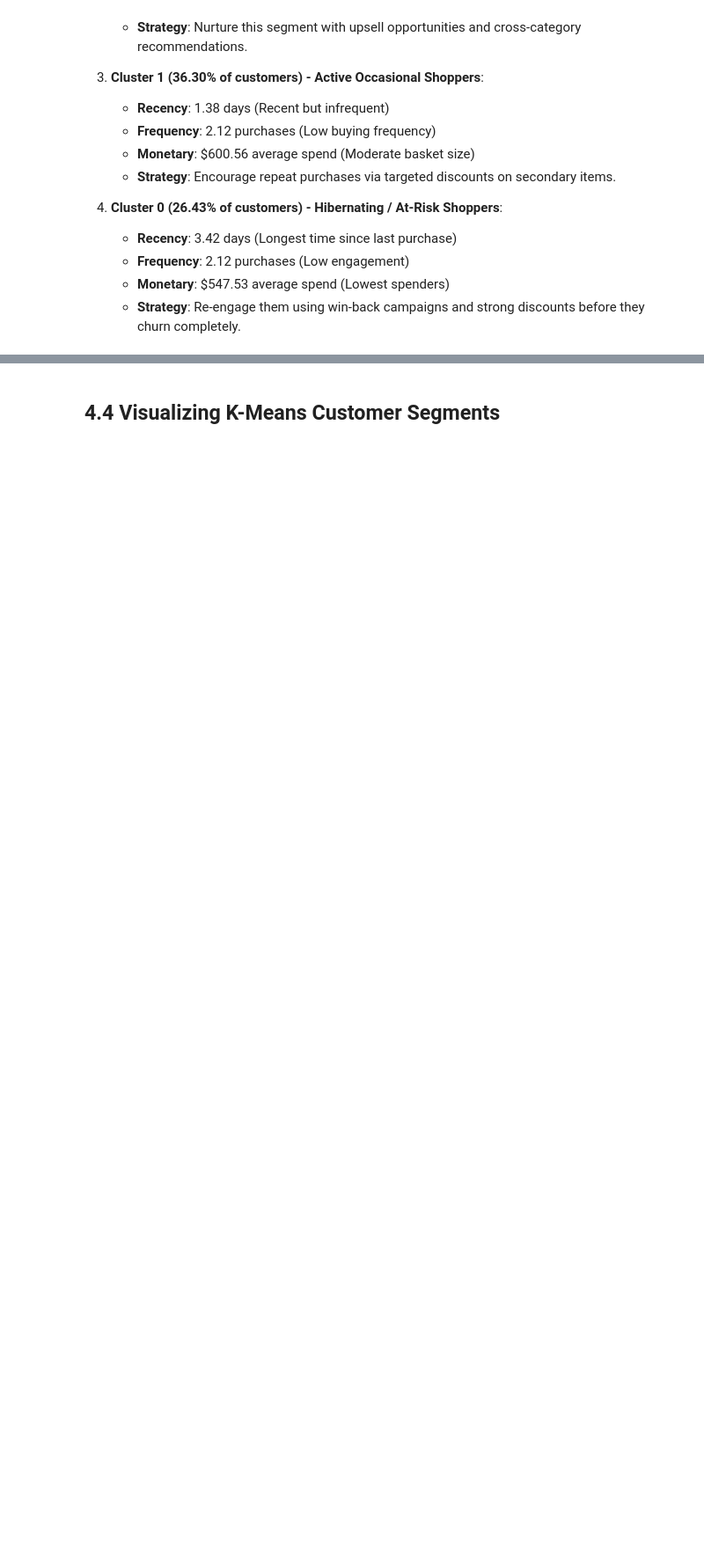
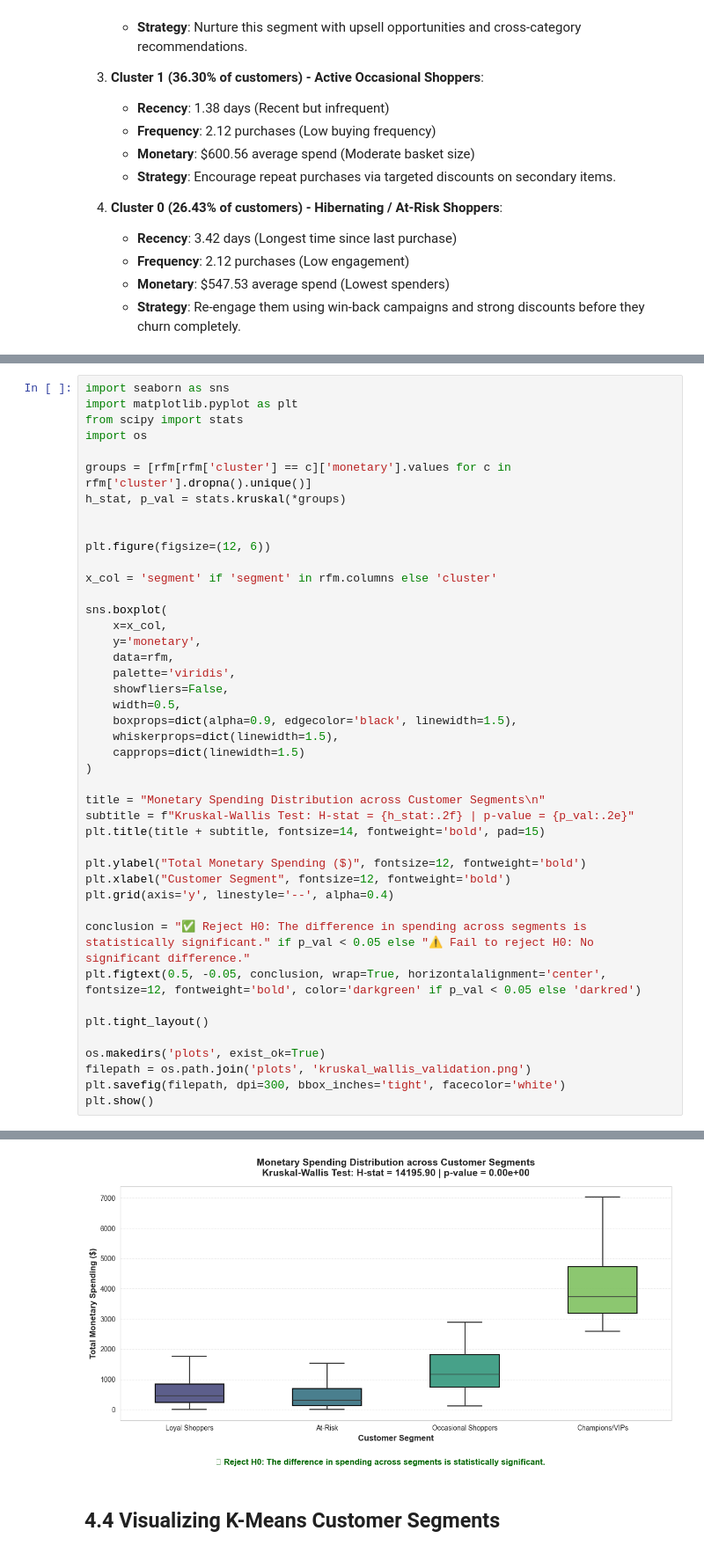
Before and after one commit to fathirrizkifadillah/Black-Friday, a Jupyter notebook: main.ipynb, the cells around one changed output, grey strips where cells are left out. Shown at 88% size. Cells and saved outputs as stored; diff of their text form; blank space fills up the shorter version.

Commit message:
Kruskal-Qallis Test, gitignore, update readme

```diff
--- a/main.ipynb
+++ b/main.ipynb
@@ -1580,0 +1583,44 @@ The K-Means clustering successfully partitions the customer base into four disti
+# %%
+import seaborn as sns
+import matplotlib.pyplot as plt
+from scipy import stats
+import os
+
+groups = [rfm[rfm['cluster'] == c]['monetary'].values for c in rfm['cluster'].dropna().unique()]
+h_stat, p_val = stats.kruskal(*groups)
+
+
+plt.figure(figsize=(12, 6))
+
+x_col = 'segment' if 'segment' in rfm.columns else 'cluster'
+
+sns.boxplot(
+    x=x_col,
+    y='monetary',
+    data=rfm,
+    palette='viridis',
+    showfliers=False,
+    width=0.5,
+    boxprops=dict(alpha=0.9, edgecolor='black', linewidth=1.5),
+    whiskerprops=dict(linewidth=1.5),
+    capprops=dict(linewidth=1.5)
+)
+
+title = "Monetary Spending Distribution across Customer Segments\n"
+subtitle = f"Kruskal-Wallis Test: H-stat = {h_stat:.2f} | p-value = {p_val:.2e}"
+plt.title(title + subtitle, fontsize=14, fontweight='bold', pad=15)
+
+plt.ylabel("Total Monetary Spending ($)", fontsize=12, fontweight='bold')
+plt.xlabel("Customer Segment", fontsize=12, fontweight='bold')
+plt.grid(axis='y', linestyle='--', alpha=0.4)
+
+conclusion = "✅ Reject H0: The difference in spending across segments is statistically significant." if p_val < 0.05 else "⚠️ Fail to reject H0: No significant difference."
+plt.figtext(0.5, -0.05, conclusion, wrap=True, horizontalalignment='center', fontsize=12, fontweight='bold', color='darkgreen' if p_val < 0.05 else 'darkred')
+
+plt.tight_layout()
+
+os.makedirs('plots', exist_ok=True)
+filepath = os.path.join('plots', 'kruskal_wallis_validation.png')
+plt.savefig(filepath, dpi=300, bbox_inches='tight', facecolor='white')
+plt.show()
+# %% [output]
@@ -1581,3 +1630,4 @@ The K-Means clustering successfully partitions the customer base into four disti
+[figure, added]
 # %% [markdown]
 ## 4.4 Visualizing K-Means Customer Segments
 # %%
```
Also changed, not shown: parts of 2 cells of this notebook, 3 other files.
